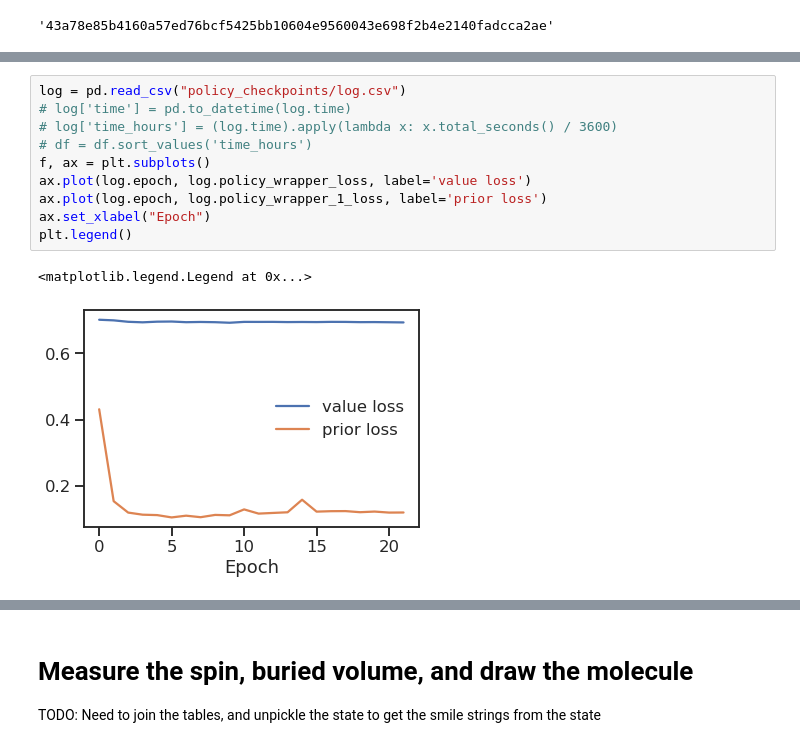
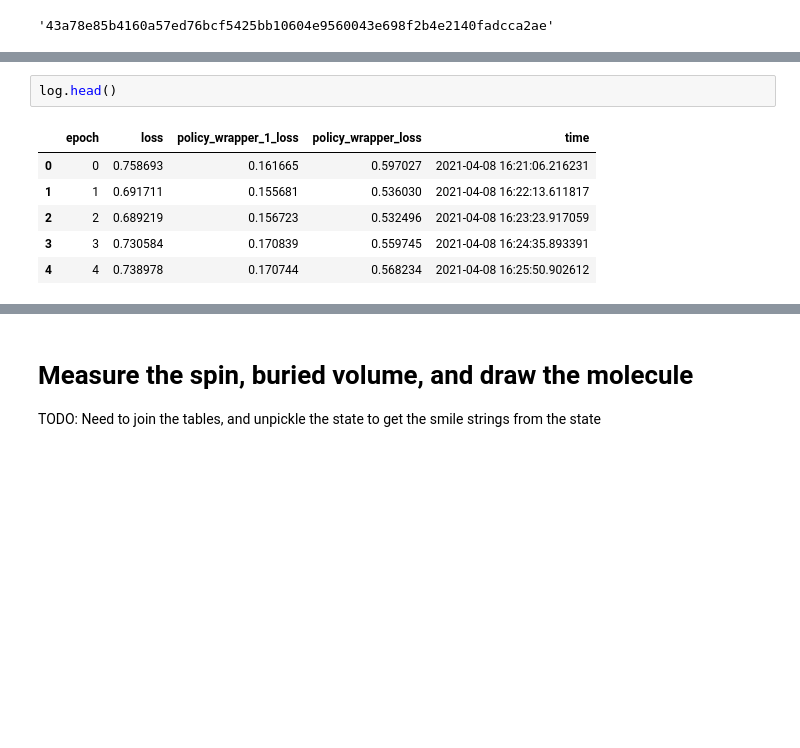
Before and after one commit to NREL/rlmolecule, a Jupyter notebook: examples/stable_radical_optimization/monitor_progress.ipynb, the cells around one changed output, grey strips where cells are left out. Saved outputs shown, nothing was run; the diff lists cells and outputs as text; blank space fills up the shorter version.

```diff
--- a/examples/stable_radical_optimization/monitor_progress.ipynb
+++ b/examples/stable_radical_optimization/monitor_progress.ipynb
@@ -82,13 +72,9 @@ Text(0.5, 1.0, 'stable_radical_optimization')
-# %%
-log = pd.read_csv("policy_checkpoints/log.csv")
-# log['time'] = pd.to_datetime(log.time)
-# log['time_hours'] = (log.time).apply(lambda x: x.total_seconds() / 3600)
-# df = df.sort_values('time_hours')
-f, ax = plt.subplots()
-ax.plot(log.epoch, log.policy_wrapper_loss, label='value loss')
-ax.plot(log.epoch, log.policy_wrapper_1_loss, label='prior loss')
-ax.set_xlabel("Epoch")
-plt.legend()
-# %% [output]
-<matplotlib.legend.Legend at 0x...>
-[figure, removed]
+# %%
+log.head()
+# %% [output]
+|  | epoch | loss | policy_wrapper_1_loss | policy_wrapper_loss | time |
+| 0 | 0 | 0.758693 | 0.161665 | 0.597027 | 2021-04-08 16:21:06.216231 |
+| 1 | 1 | 0.691711 | 0.155681 | 0.536030 | 2021-04-08 16:22:13.611817 |
+| 2 | 2 | 0.689219 | 0.156723 | 0.532496 | 2021-04-08 16:23:23.917059 |
+| 3 | 3 | 0.730584 | 0.170839 | 0.559745 | 2021-04-08 16:24:35.893391 |
+| 4 | 4 | 0.738978 | 0.170744 | 0.568234 | 2021-04-08 16:25:50.902612 |
```
Also changed, not shown: parts of 14 cells of this notebook, 4 other files.
